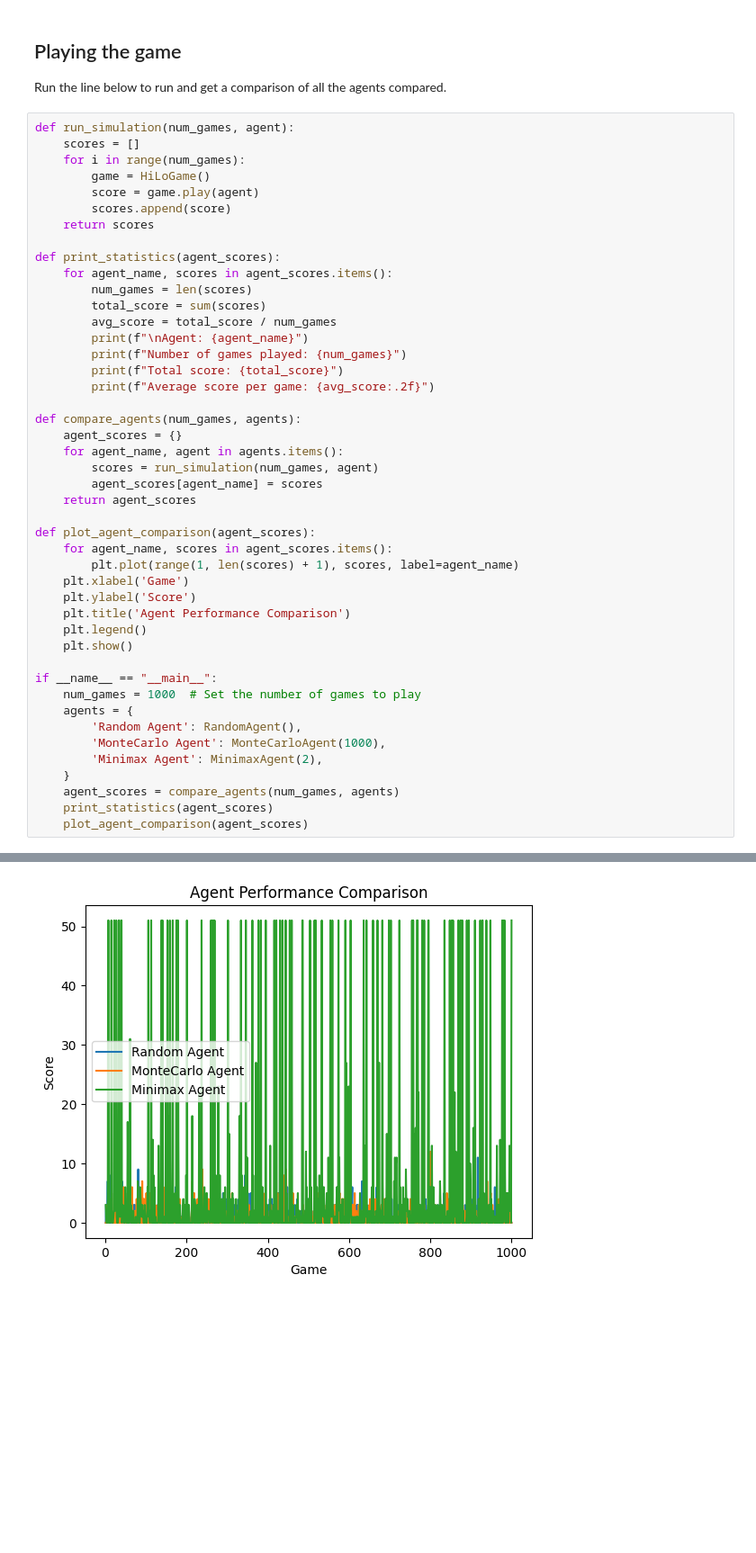
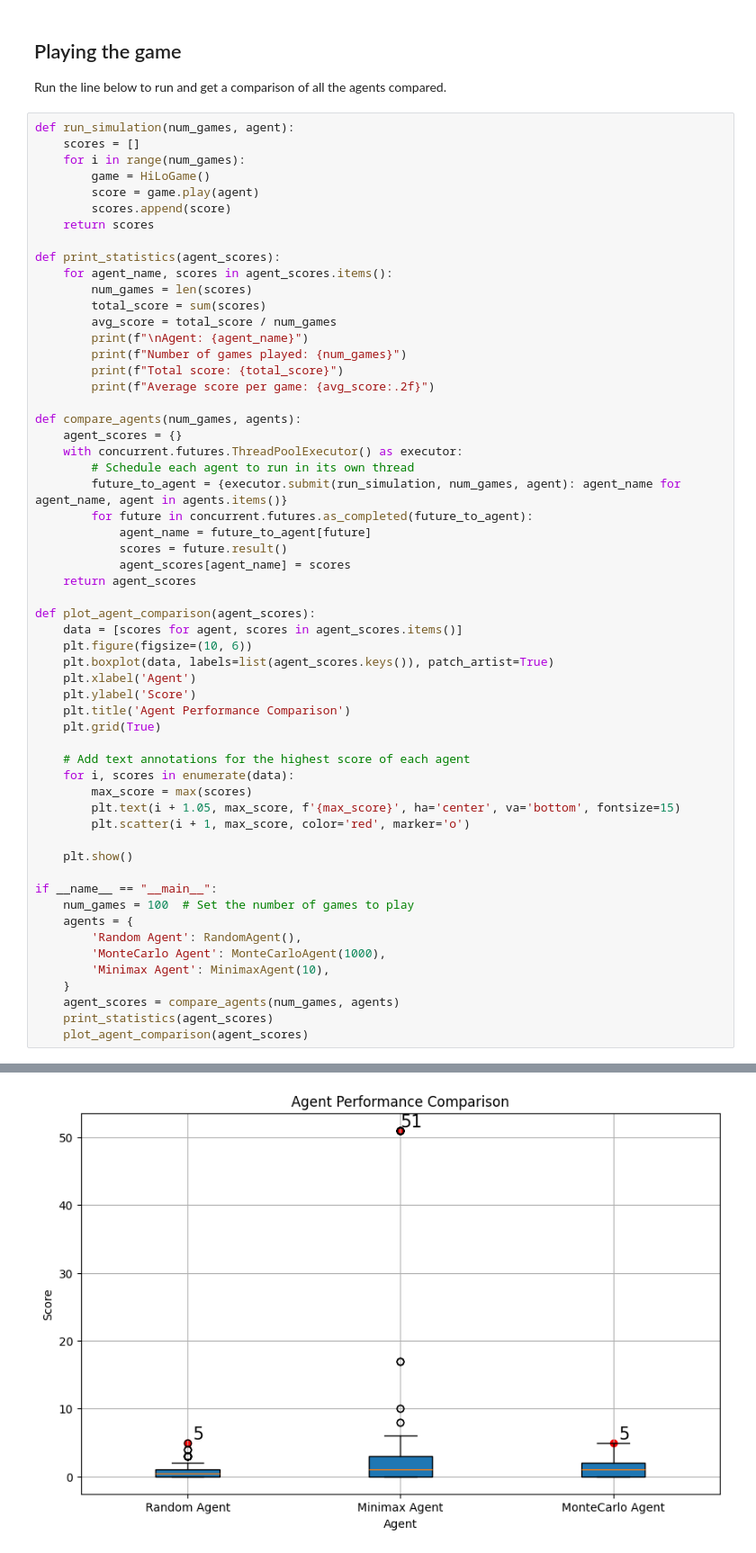
Before and after one commit to panchi64/ai-hw, a Jupyter notebook: hw-5/Group B - Programming Assignment 4.ipynb, the cells around one changed output, grey strips where cells are left out. Shown: that part at 90% size. Saved outputs shown, nothing was run; the diff lists cells and outputs as text; blank space fills up the shorter version.

Commit message:
Changed graph and made the agent execution multithreaded.
Fingers crossed I implemented the execution correctly D;

```diff
--- a/hw-5/Group B - Programming Assignment 4.ipynb
+++ b/hw-5/Group B - Programming Assignment 4.ipynb
@@ -190,26 +190,38 @@ def print_statistics(agent_scores):
 
 def compare_agents(num_games, agents):
     agent_scores = {}
-    for agent_name, agent in agents.items():
-        scores = run_simulation(num_games, agent)
-        agent_scores[agent_name] = scores
+    with concurrent.futures.ThreadPoolExecutor() as executor:
+        # Schedule each agent to run in its own thread
+        future_to_agent = {executor.submit(run_simulation, num_games, agent): agent_name for agent_name, agent in agents.items()}
+        for future in concurrent.futures.as_completed(future_to_agent):
+            agent_name = future_to_agent[future]
+            scores = future.result()
+            agent_scores[agent_name] = scores
     return agent_scores
 
 def plot_agent_comparison(agent_scores):
-    for agent_name, scores in agent_scores.items():
-        plt.plot(range(1, len(scores) + 1), scores, label=agent_name)
-    plt.xlabel('Game')
+    data = [scores for agent, scores in agent_scores.items()]
+    plt.figure(figsize=(10, 6))
+    plt.boxplot(data, labels=list(agent_scores.keys()), patch_artist=True)
+    plt.xlabel('Agent')
     plt.ylabel('Score')
     plt.title('Agent Performance Comparison')
-    plt.legend()
+    plt.grid(True)
+
+    # Add text annotations for the highest score of each agent
+    for i, scores in enumerate(data):
+        max_score = max(scores)
+        plt.text(i + 1.05, max_score, f'{max_score}', ha='center', va='bottom', fontsize=15)
+        plt.scatter(i + 1, max_score, color='red', marker='o')
+
     plt.show()
 
 if __name__ == "__main__":
-    num_games = 1000  # Set the number of games to play
+    num_games = 100  # Set the number of games to play
     agents = {
         'Random Agent': RandomAgent(),
         'MonteCarlo Agent': MonteCarloAgent(1000),
-        'Minimax Agent': MinimaxAgent(2),
+        'Minimax Agent': MinimaxAgent(10),
     }
     agent_scores = compare_agents(num_games, agents)
     print_statistics(agent_scores)
@@ -235 +247 @@ Correct gues
-[figure, old version]
+[figure, new version]
```
Also changed, not shown: parts of 4 cells of this notebook.
